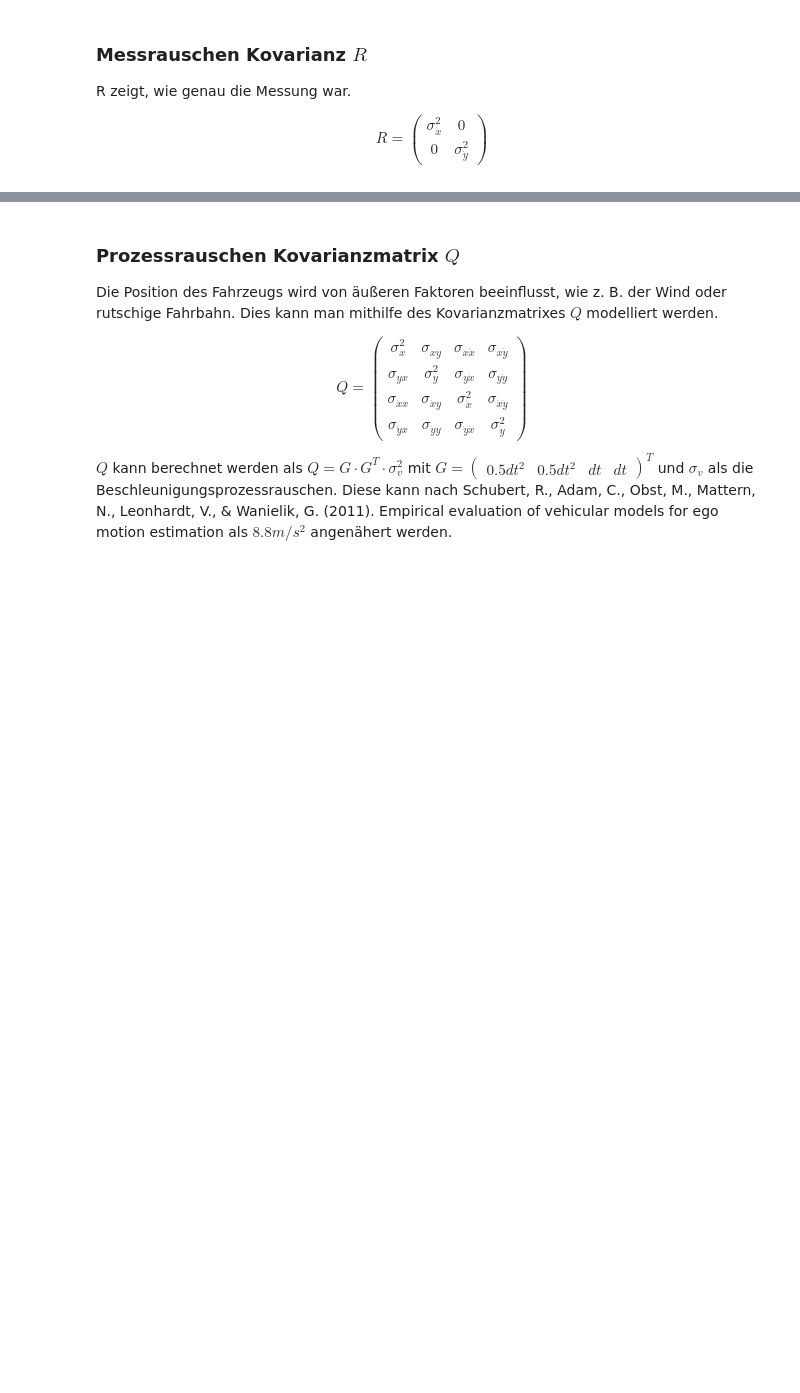
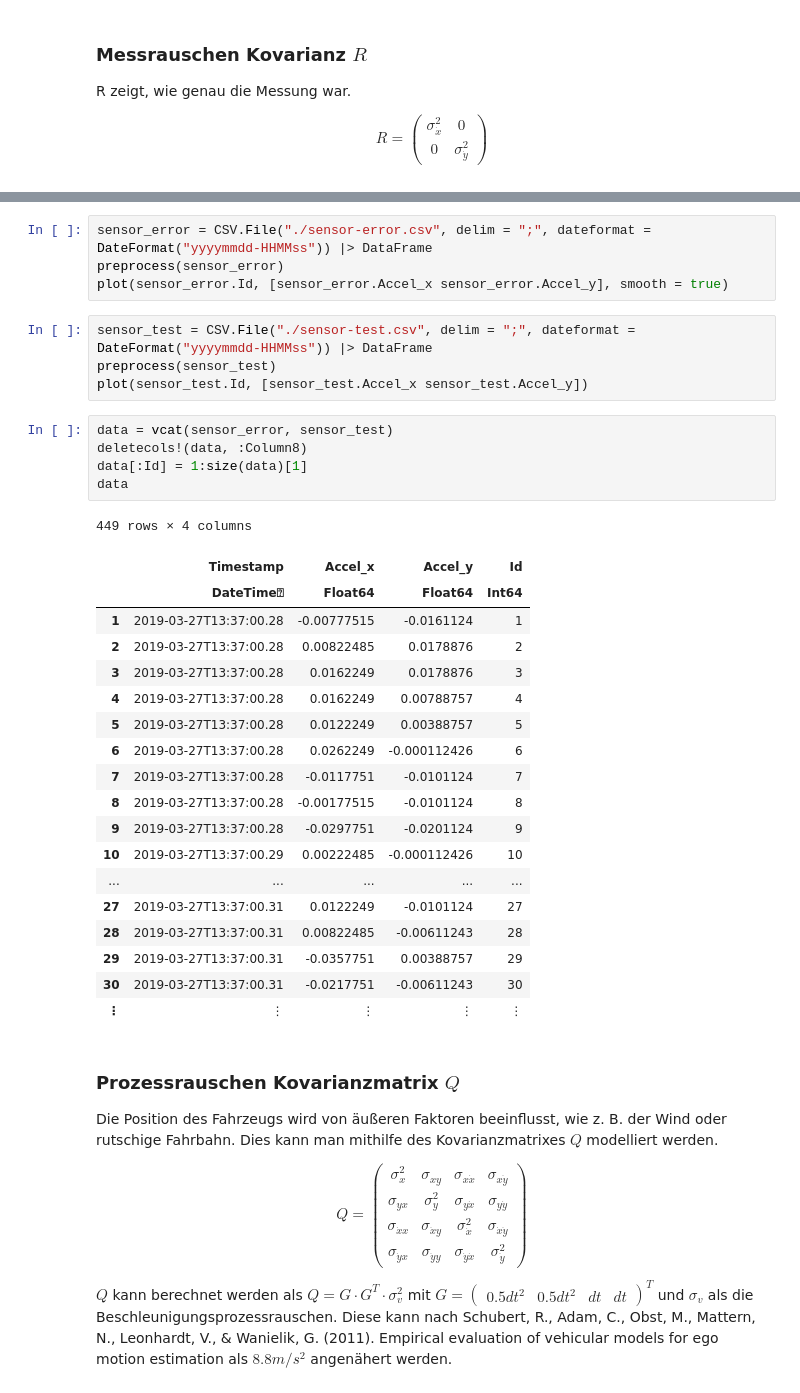
Before and after one commit to hydroid7/kalman, a Jupyter notebook: 03.carposition/Kalman2d.ipynb, the cells around one changed output, grey strips where cells are left out. Cells and saved outputs as stored; diff of their text form; blank space fills up the shorter version.

Commit message:
Using real data for motion tracking

```diff
--- a/03.carposition/Kalman2d.ipynb
+++ b/03.carposition/Kalman2d.ipynb
@@ -140,3 +153,36 @@ R = [σ 0;
+# %%
+sensor_error = CSV.File("./sensor-error.csv", delim = ";", dateformat = DateFormat("yyyymmdd-HHMMss")) |> DataFrame
+preprocess(sensor_error)
+plot(sensor_error.Id, [sensor_error.Accel_x sensor_error.Accel_y], smooth = true)
+# %%
+sensor_test = CSV.File("./sensor-test.csv", delim = ";", dateformat = DateFormat("yyyymmdd-HHMMss")) |> DataFrame
+preprocess(sensor_test)
+plot(sensor_test.Id, [sensor_test.Accel_x sensor_test.Accel_y])
+# %%
+data = vcat(sensor_error, sensor_test)
+deletecols!(data, :Column8)
+data[:Id] = 1:size(data)[1]
+data
+# %% [output]
+449 rows × 4 columns
+|  | Timestamp | Accel_x | Accel_y | Id |
+|  | DateTime⍰ | Float64 | Float64 | Int64 |
+| 1 | 2019-03-27T13:37:00.28 | -0.00777515 | -0.0161124 | 1 |
+| 2 | 2019-03-27T13:37:00.28 | 0.00822485 | 0.0178876 | 2 |
+| 3 | 2019-03-27T13:37:00.28 | 0.0162249 | 0.0178876 | 3 |
+| 4 | 2019-03-27T13:37:00.28 | 0.0162249 | 0.00788757 | 4 |
+| 5 | 2019-03-27T13:37:00.28 | 0.0122249 | 0.00388757 | 5 |
+| 6 | 2019-03-27T13:37:00.28 | 0.0262249 | -0.000112426 | 6 |
+| 7 | 2019-03-27T13:37:00.28 | -0.0117751 | -0.0101124 | 7 |
+| 8 | 2019-03-27T13:37:00.28 | -0.00177515 | -0.0101124 | 8 |
+| 9 | 2019-03-27T13:37:00.28 | -0.0297751 | -0.0201124 | 9 |
+| 10 | 2019-03-27T13:37:00.29 | 0.00222485 | -0.000112426 | 10 |
+| ... | ... | ... | ... | ... |
+| 27 | 2019-03-27T13:37:00.31 | 0.0122249 | -0.0101124 | 27 |
+| 28 | 2019-03-27T13:37:00.31 | 0.00822485 | -0.00611243 | 28 |
+| 29 | 2019-03-27T13:37:00.31 | -0.0357751 | 0.00388757 | 29 |
+| 30 | 2019-03-27T13:37:00.31 | -0.0217751 | -0.00611243 | 30 |
+| ⋮ | ⋮ | ⋮ | ⋮ | ⋮ |
 # %% [markdown]
 ### Prozessrauschen Kovarianzmatrix $Q$
 
```
Also changed, not shown: parts of 29 cells of this notebook, 4 other files.
